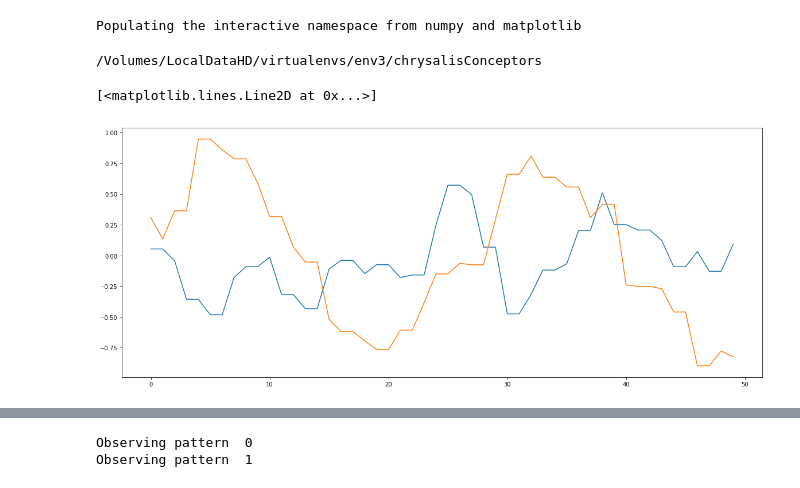
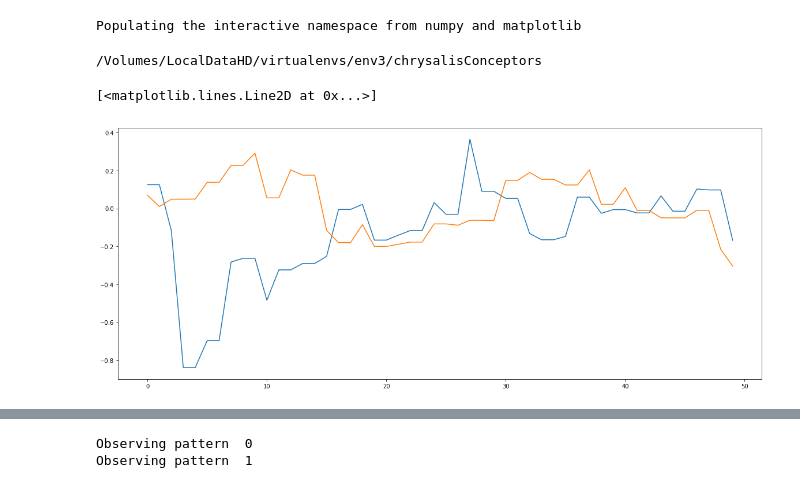
Before and after one commit to chriskiefer/chrysalisConceptors, a Jupyter notebook: Conceptor classification.ipynb, the cells around one changed output, grey strips where cells are left out. Drawn from its saved outputs; the diff is of its cells as text; code cells hidden in the pictures.

```diff
--- a/Conceptor classification.ipynb
+++ b/Conceptor classification.ipynb
@@ -27,26 +27,26 @@ def generateInternalWeights(nInternalUnits, connectivity):
 # %%
 import os
 # get current working path
 cwd = os.getcwd()
 print( cwd )
 
 # load gesture 1
 # gesture1 = np.loadtxt(cwd + '/workshop/gesturedata_0.txt')
 # gesture2 = np.loadtxt(cwd + '/workshop/gesturedata_1.txt')
-gesture1 = np.loadtxt(cwd + '/supercollider/gesturedata_1_1.txt')
-gesture2 = np.loadtxt(cwd + '/supercollider/gesturedata_5_1.txt')
+gesture1 = np.loadtxt(cwd + '/supercollider/gesturedata_1_2.txt')
+gesture2 = np.loadtxt(cwd + '/supercollider/gesturedata_5_2.txt')
 
 # plot the two gestures
 figsize(20,8);
 gesture1 = (gesture1 * 250)
 gesture2 = (gesture2 * 250)
 
 plot( gesture1)
 plot( gesture2)
 # %% [output]
 /Volumes/LocalDataHD/virtualenvs/env3/chrysalisConceptors
 [<matplotlib.lines.Line2D at 0x...>]
-[figure, old version]
+[figure, new version]
 # %%
 #plot(np.tanh(np.random.randn(10)))
 def makeRandomWalk(len):
```
Also changed, not shown: parts of 7 cells of this notebook, 3 other files.
